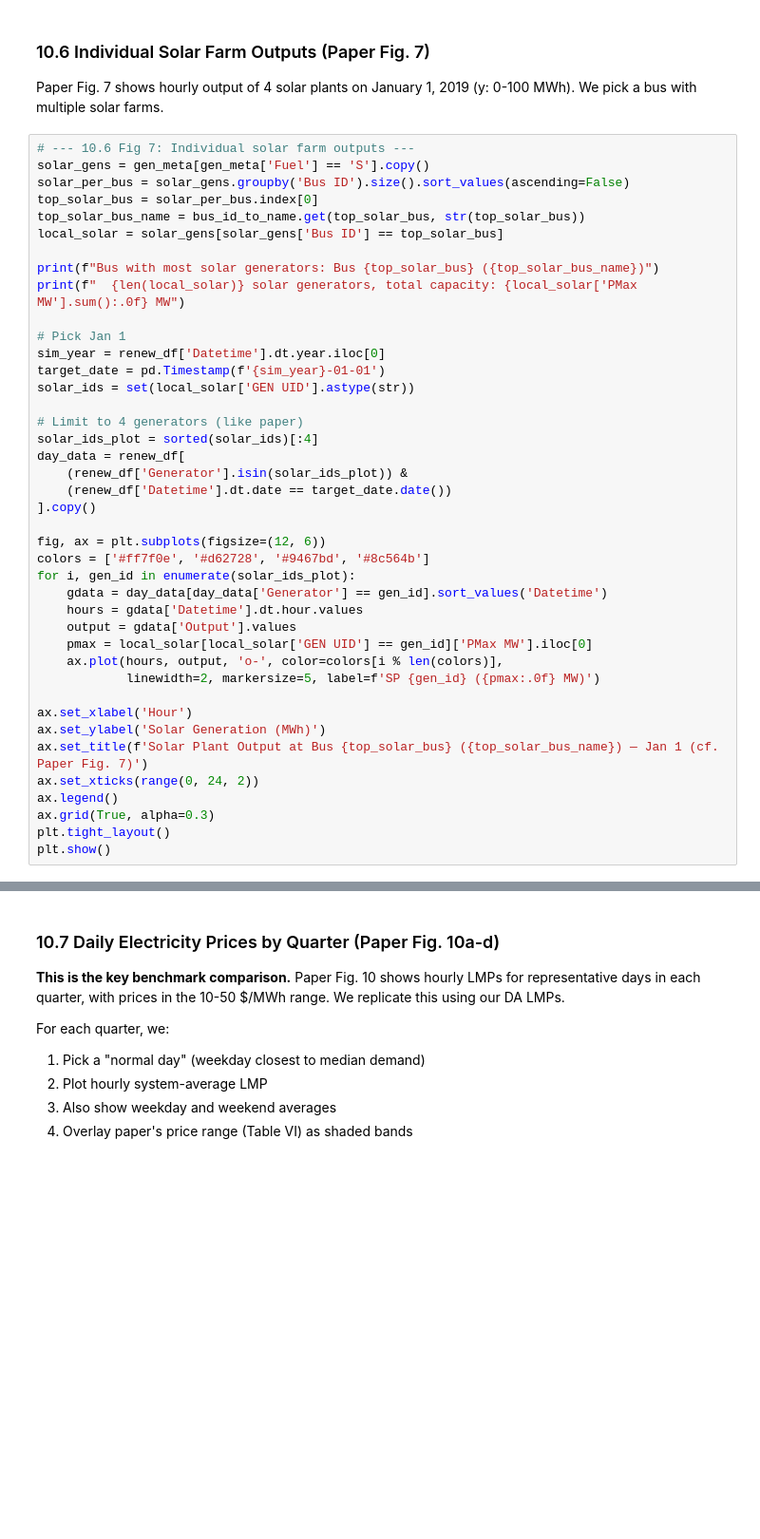
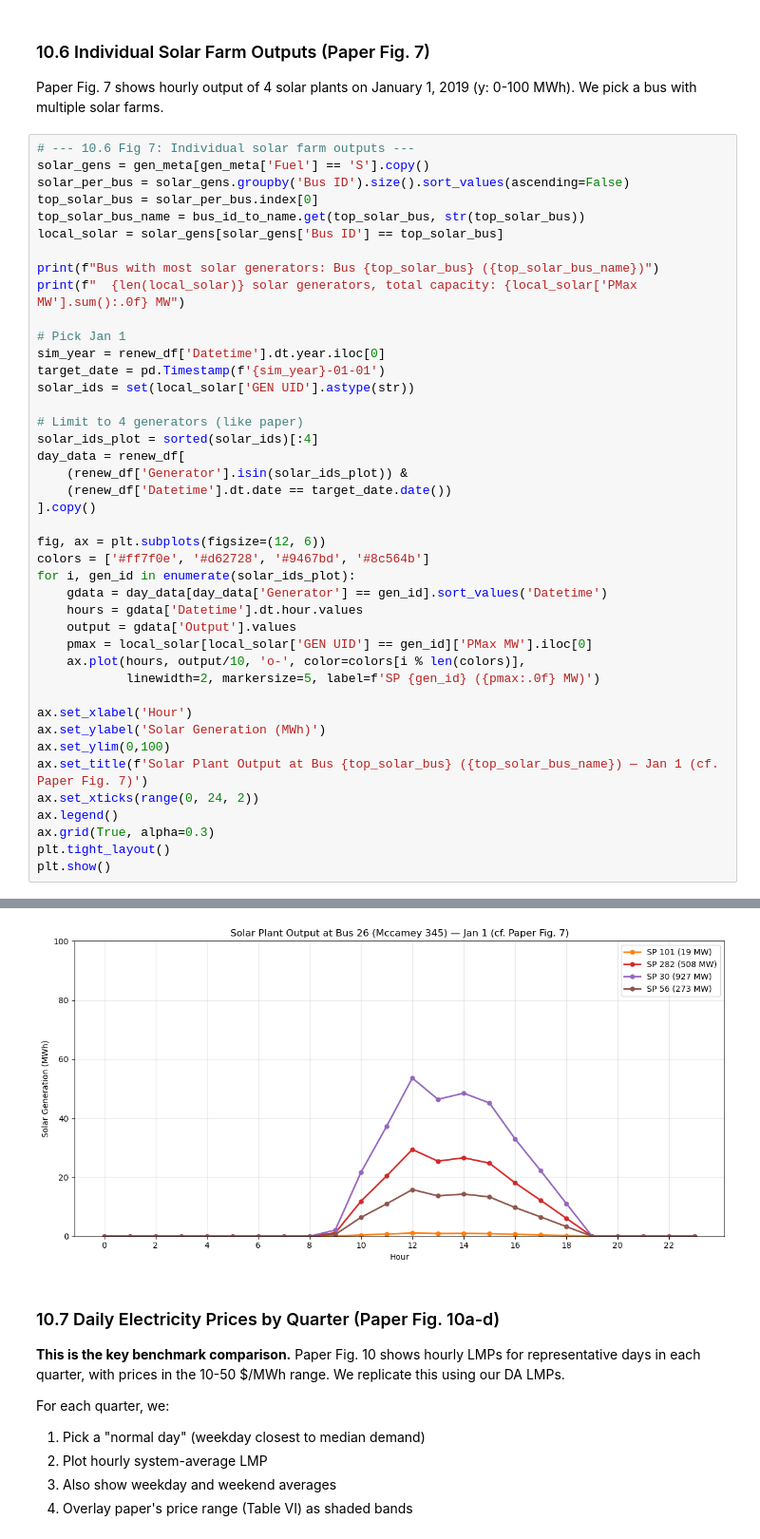
Before and after one commit to ylu283/idaes-gtep, a Jupyter notebook: gtep/pcm_analysis/prescient_lmp_analysis.ipynb, the cells around one changed output, grey strips where cells are left out. Shown at 95% size. Cells and saved outputs as stored; diff of their text form; blank space fills up the shorter version.

```diff
--- a/gtep/pcm_analysis/prescient_lmp_analysis.ipynb
+++ b/gtep/pcm_analysis/prescient_lmp_analysis.ipynb
@@ -1401,14 +1654,16 @@ for i, gen_id in enumerate(solar_ids_plot):
     hours = gdata['Datetime'].dt.hour.values
     output = gdata['Output'].values
     pmax = local_solar[local_solar['GEN UID'] == gen_id]['PMax MW'].iloc[0]
-    ax.plot(hours, output, 'o-', color=colors[i % len(colors)],
+    ax.plot(hours, output/10, 'o-', color=colors[i % len(colors)],
             linewidth=2, markersize=5, label=f'SP {gen_id} ({pmax:.0f} MW)')
 
 ax.set_xlabel('Hour')
 ax.set_ylabel('Solar Generation (MWh)')
+ax.set_ylim(0,100)
 ax.set_title(f'Solar Plant Output at Bus {top_solar_bus} ({top_solar_bus_name}) — Jan 1 (cf. Paper Fig. 7)')
 ax.set_xticks(range(0, 24, 2))
 ax.legend()
 ax.grid(True, alpha=0.3)
 plt.tight_layout()
 plt.show()
+# %% [output]
@@ -1415,3 +1672,4 @@ plt.show()
+[figure, added]
 # %% [markdown]
 ### 10.7 Daily Electricity Prices by Quarter (Paper Fig. 10a-d)
 
```
Also changed, not shown: parts of 42 cells of this notebook, 2 other files.
